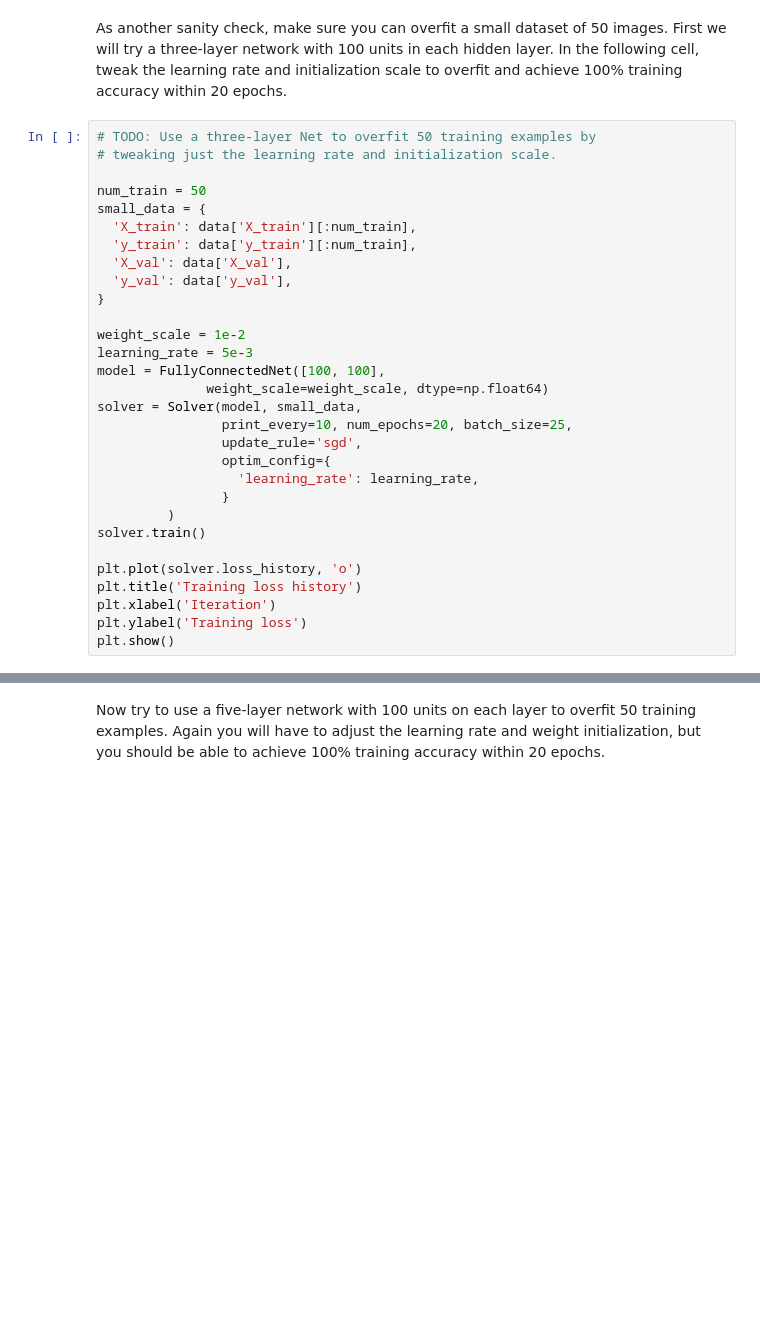
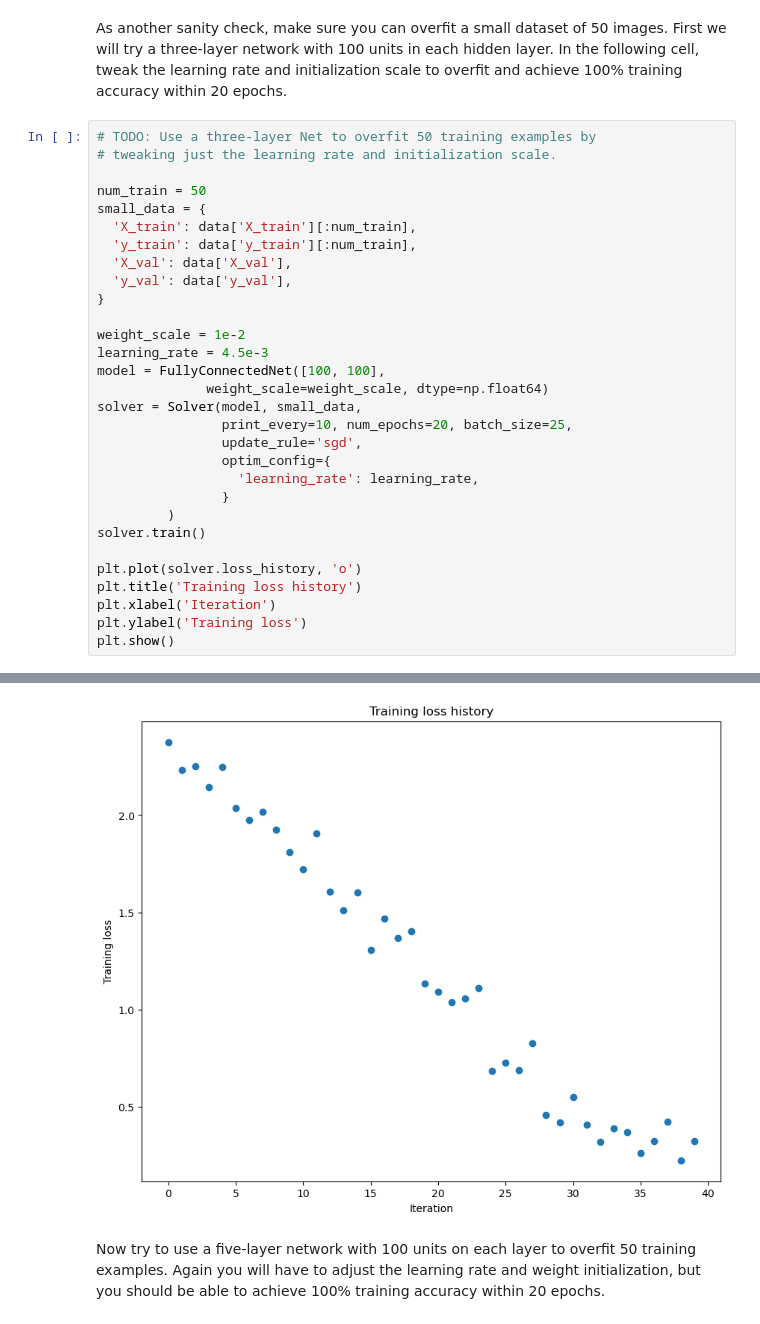
Before and after one commit to novellaalvina/CS_6353, a Jupyter notebook: assignment3/FullyConnectedNets.ipynb, the cells around one changed output, grey strips where cells are left out. Cells and saved outputs as stored; diff of their text form; blank space fills up the shorter version.

```diff
--- a/assignment3/FullyConnectedNets.ipynb
+++ b/assignment3/FullyConnectedNets.ipynb
@@ -484,7 +496,7 @@ small_data = {
 }
 
 weight_scale = 1e-2
-learning_rate = 5e-3
+learning_rate = 4.5e-3
 model = FullyConnectedNet([100, 100],
               weight_scale=weight_scale, dtype=np.float64)
 solver = Solver(model, small_data,
@@ -506,3 +534,4 @@ Error:
+[figure, added]
 # %% [markdown]
 Now try to use a five-layer network with 100 units on each layer to overfit 50 training examples. Again you will have to adjust the learning rate and weight initialization, but you should be able to achieve 100% training accuracy within 20 epochs.
 # %%
```
Also changed, not shown: parts of 3 cells of this notebook, 1 other file.
